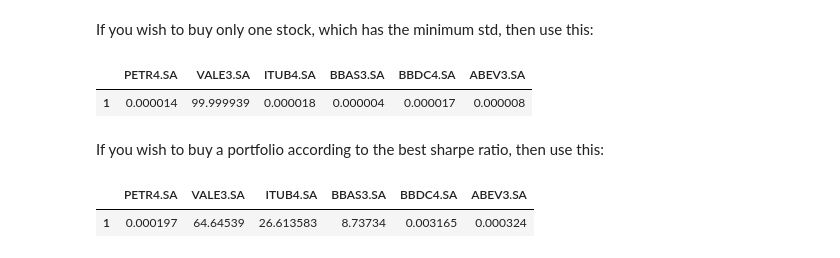
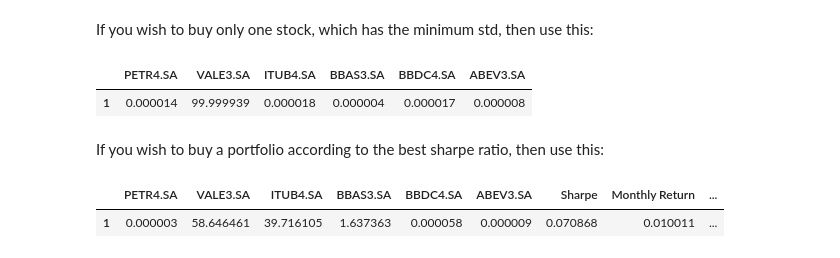
Before and after one commit to brunowmwm/Markowitz_portfolio, a Jupyter notebook: MARKOWITZ.ipynb, the cells around one changed output. Drawn from its saved outputs; the diff is of its cells as text; code cells hidden in the pictures.

```diff
--- a/MARKOWITZ.ipynb
+++ b/MARKOWITZ.ipynb
@@ -188,7 +188,7 @@ RandomGen2[2][xsharpe]
 # %% [markdown]
 ### Sharpe portfolio
 # %%
-sharpeportfolio = np.asarray(portfolios[17]).reshape(-1,)*100
+sharpeportfolio = np.asarray(portfolios[xsharpe]).reshape(-1,)*100
 # %% [markdown]
 ### Efficient Frontier
 # %%
@@ -222,7 +222,10 @@ If you wish to buy a portfolio according to the best sharpe ratio, then use this
 # %%
 portfoliosharpe = dict(zip(tickers, sharpeportfolio))
 portfoliosharpe = pd.DataFrame(portfoliosharpe, index = [1])
+portfoliosharpe["Sharpe"] = RandomGen2[2][xsharpe]
+portfoliosharpe["Monthly Return"] = RandomGen2[1][xsharpe]
+portfoliosharpe["Monthly Std. dev."] = RandomGen2[0][xsharpe]
 portfoliosharpe
 # %% [output]
-|  | PETR4.SA | VALE3.SA | ITUB4.SA | BBAS3.SA | BBDC4.SA | ABEV3.SA |
-| 1 | 0.000197 | 64.64539 | 26.613583 | 8.73734 | 0.003165 | 0.000324 |
+|  | PETR4.SA | VALE3.SA | ITUB4.SA | BBAS3.SA | BBDC4.SA | ABEV3.SA | Sharpe | Monthly Return | ... |
+| 1 | 0.000003 | 58.646461 | 39.716105 | 1.637363 | 0.000058 | 0.000009 | 0.070868 | 0.010011 | ... |
```
